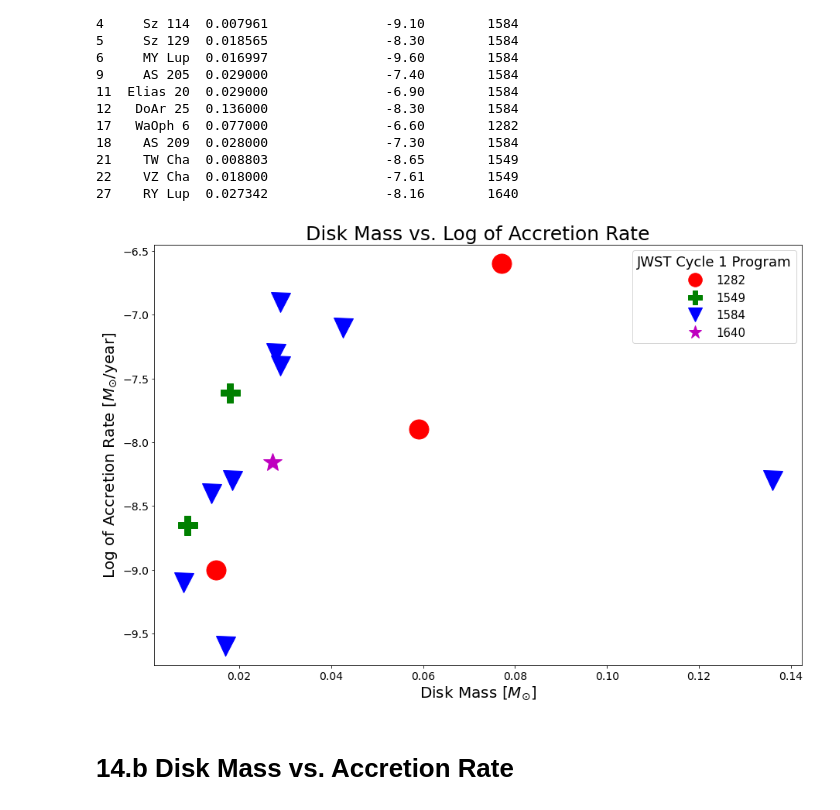
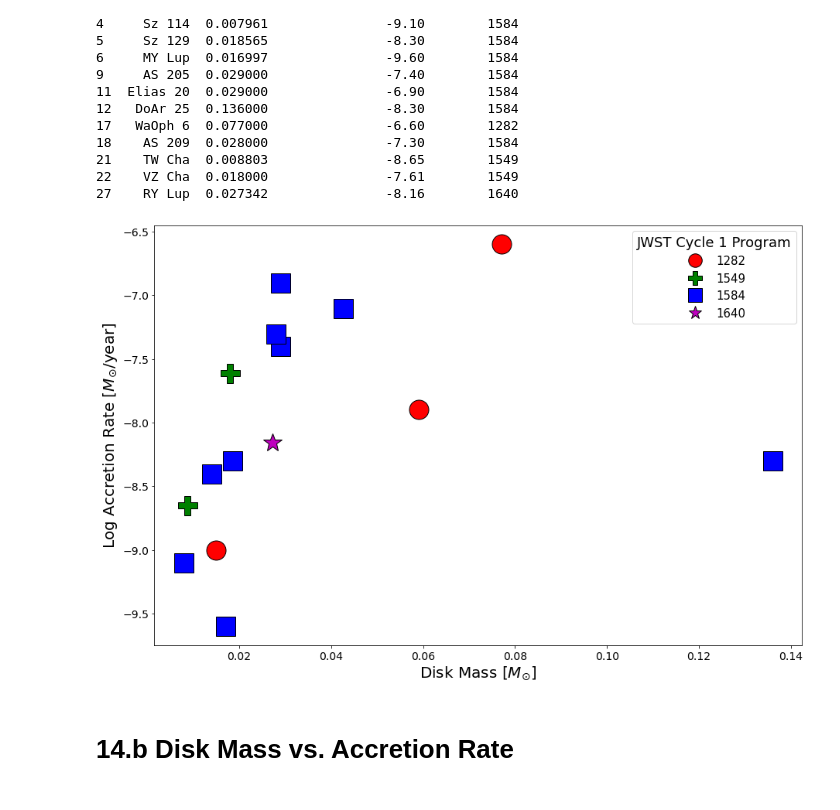
Before and after one commit to heretzp/URSI_astro_2022, a Jupyter notebook: Sources Parameter Plots PH.ipynb, the cells around one changed output. Drawn from its saved outputs; the diff is of its cells as text; code cells hidden in the pictures.

Commit message:
Final results plots added, updates to parameter plots

```diff
--- a/Sources Parameter Plots PH.ipynb
+++ b/Sources Parameter Plots PH.ipynb
@@ -956,51 +955,51 @@ fortyy = forty['log_accretion_rate'].tolist()
 
 fig, ax = plt.subplots(figsize=(15,10))
 # Essentially, plot 4 plots on top of each other, 1 for each program:
-eightytwoplt, = ax.plot(eightytwox,eightytwoy, "ro", markersize=25)
-eightyfourplt, = ax.plot(eightyfourx,eightyfoury, "bv", markersize=25)
-fortynineplt, = ax.plot(fortyninex,fortyniney, "gP", markersize=25)
-fortyplt, = ax.plot(fortyx,fortyy, "m*", markersize=25)
+eightytwoplt, = ax.plot(eightytwox,eightytwoy, "ro", markersize=25,markeredgecolor='black')
+eightyfourplt, = ax.plot(eightyfourx,eightyfoury, "bs", markersize=25, markeredgecolor='black')
+fortynineplt, = ax.plot(fortyninex,fortyniney, "gP", markersize=25,markeredgecolor='black')
+fortyplt, = ax.plot(fortyx,fortyy, "m*", markersize=25,markeredgecolor='black')
 
 #titles and labels
-ax.set_title('Disk Mass vs. Log of Accretion Rate')
+#ax.set_title('Disk Mass vs. Log of Accretion Rate')
 ax.title.set_fontsize(25)
 ax.set_xlabel('Disk Mass [$M_{\odot}$]')
 ax.tick_params(axis='both', labelsize=14)
 ax.xaxis.label.set_fontsize(20)
-ax.set_ylabel('Log of Accretion Rate [$M_{\odot}$/year]')
+ax.set_ylabel('Log Accretion Rate [$M_{\odot}$/year]')
 ax.yaxis.label.set_fontsize(20)
 # y limits
 #ax.set_ylim(0, 8)
 #ax.grid()
 
 # add star names, for each plot
 #for i, (x, y) in enumerate(zip(eightytwox,eightytwoy)):
  #   plt.text(x,y,star_list[i],fontsize=12, fontweight='bold',rotation=0, va='bottom',ha='left')
 #for i, (x, y) in enumerate(zip(eightyfourx,eightyfoury)):
  #   plt.text(x,y,star_list[i],fontsize=12,fontweight='bold',rotation=0,va='bottom',ha='left')
 #for i, (x, y) in enumerate(zip(fortyninex,fortyniney)):
  #   plt.text(x,y,star_list[i],fontsize=12,fontweight='bold',rotation=0,va='bottom',ha='left')
 #for i, (x, y) in enumerate(zip(fortyx,fortyy)):
  #   plt.text(x,y,star_list[i],fontsize=12,fontweight='bold',rotation=0,va='bottom',ha='left')
 
 # legend, named the 2 plot variables, and their assigned labels
 ax.legend([eightytwoplt,fortynineplt,eightyfourplt,fortyplt],
           ["1282", "1549","1584","1640"],
           fontsize=15, title='JWST Cycle 1 Program',title_fontsize=18,markerscale=.7)
 
 # export plot as a PDF, create a new file name. Saves it in the same folder as journal. Remember to comment-out if making edits.
 #plt.savefig('spectype_vs_age_prog6.28.pdf')   #, bbox_inches='tight')
 
 
 # export plot as a PDF, create a new file name. Saves it in the same folder as journal. Remember to comment-out if making edits.
 plt.savefig('Diskmass_v_LogAccRate_7.25.pdf')   #, bbox_inches='tight')
 
 #save fig before you show it
 plt.show()
 
 # next, several mdisk uncertainties, but many -99, find out how to say if -99, then DNE
 # %% [output]
-[figure, old version]
+[figure, new version]
 # %% [markdown]
 # 14.b  Disk Mass vs. Accretion Rate
 # %%
```
Also changed, not shown: parts of 5 cells of this notebook, 10 other files.
